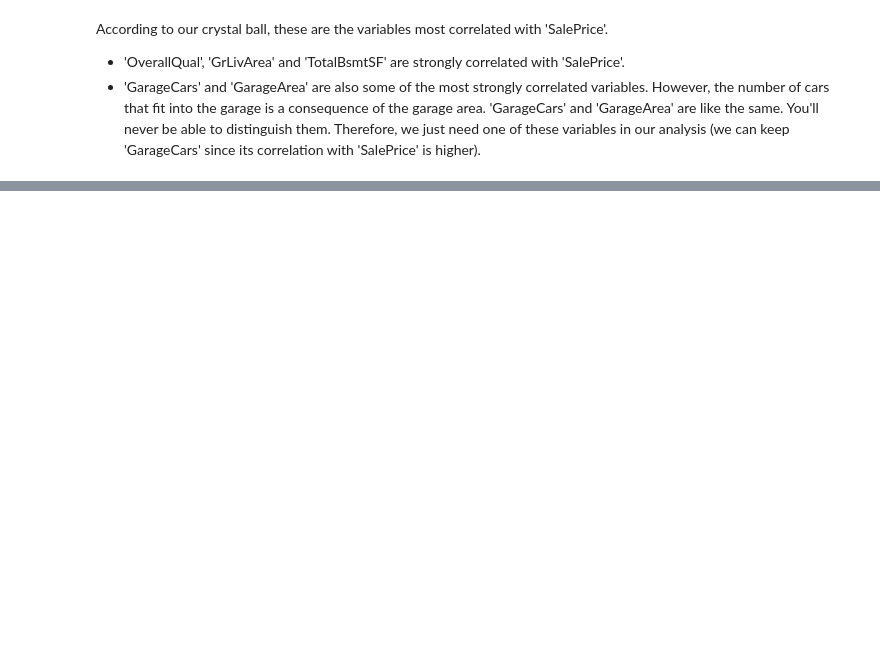
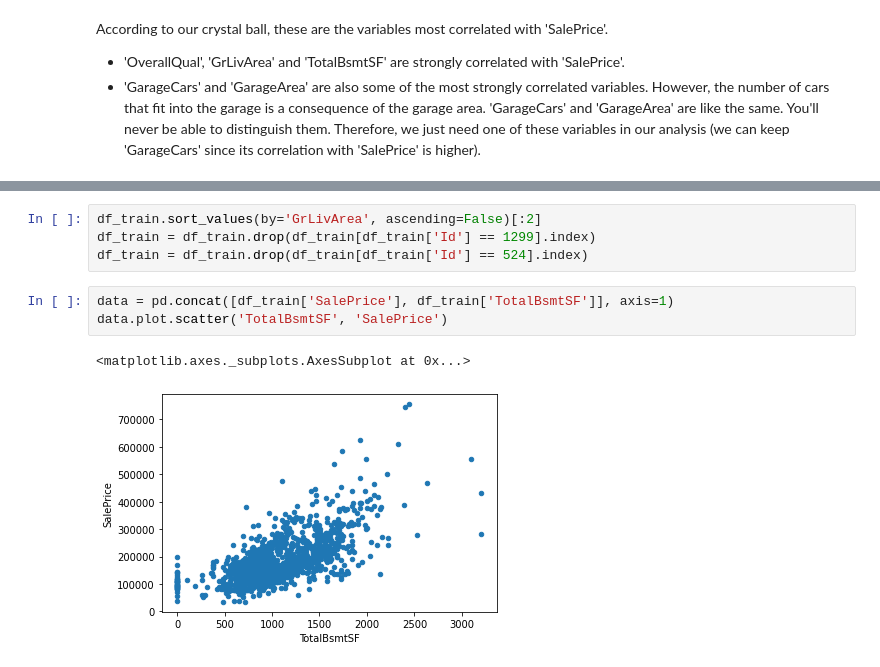
Before and after one commit to MosheWorld/Data-Exploration, a Jupyter notebook: Project 3/Solution.ipynb, the cells around one changed output, grey strips where cells are left out. Drawn from its saved outputs; the diff is of its cells as text; blank space fills up the shorter version.

```diff
--- a/Project 3/Solution.ipynb
+++ b/Project 3/Solution.ipynb
@@ -215,0 +299,10 @@ plt.show()
+# %%
+df_train.sort_values(by='GrLivArea', ascending=False)[:2]
+df_train = df_train.drop(df_train[df_train['Id'] == 1299].index)
+df_train = df_train.drop(df_train[df_train['Id'] == 524].index)
+# %%
+data = pd.concat([df_train['SalePrice'], df_train['TotalBsmtSF']], axis=1)
+data.plot.scatter('TotalBsmtSF', 'SalePrice')
+# %% [output]
+<matplotlib.axes._subplots.AxesSubplot at 0x...>
+[figure, added]
```
Also changed, not shown: parts of 30 cells of this notebook.
